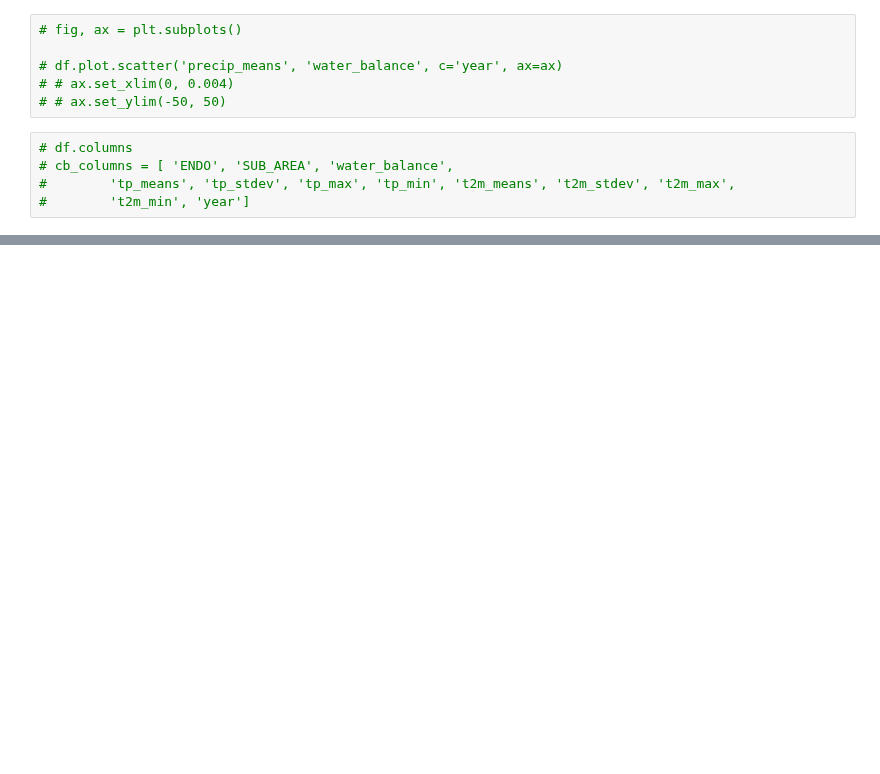
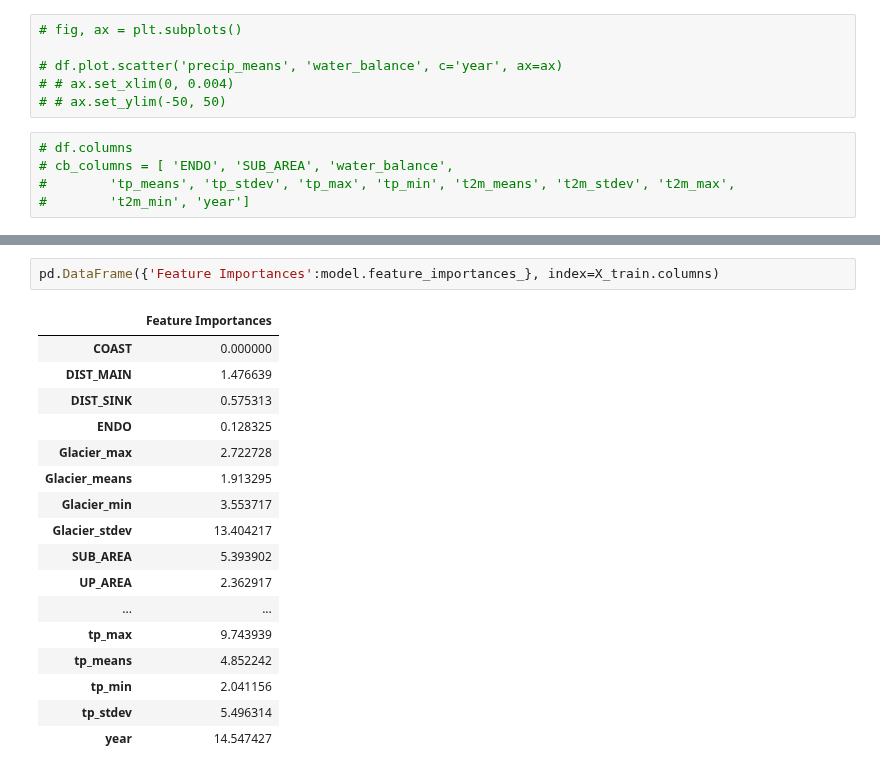
Before and after one commit to 4DModeller/tblakes, a Jupyter notebook: back_to_basins.ipynb, the cells around one changed output, grey strips where cells are left out. Cells and saved outputs as stored; diff of their text form; blank space fills up the shorter version.

```diff
--- a/back_to_basins.ipynb
+++ b/back_to_basins.ipynb
@@ -366,0 +402,20 @@ ax.scatter(y_test, predictions, marker='.')
+# %%
+pd.DataFrame({'Feature Importances':model.feature_importances_}, index=X_train.columns)
+# %% [output]
+|  | Feature Importances |
+| COAST | 0.000000 |
+| DIST_MAIN | 1.476639 |
+| DIST_SINK | 0.575313 |
+| ENDO | 0.128325 |
+| Glacier_max | 2.722728 |
+| Glacier_means | 1.913295 |
+| Glacier_min | 3.553717 |
+| Glacier_stdev | 13.404217 |
+| SUB_AREA | 5.393902 |
+| UP_AREA | 2.362917 |
+| ... | ... |
+| tp_max | 9.743939 |
+| tp_means | 4.852242 |
+| tp_min | 2.041156 |
+| tp_stdev | 5.496314 |
+| year | 14.547427 |
```
Also changed, not shown: parts of 12 cells of this notebook.
